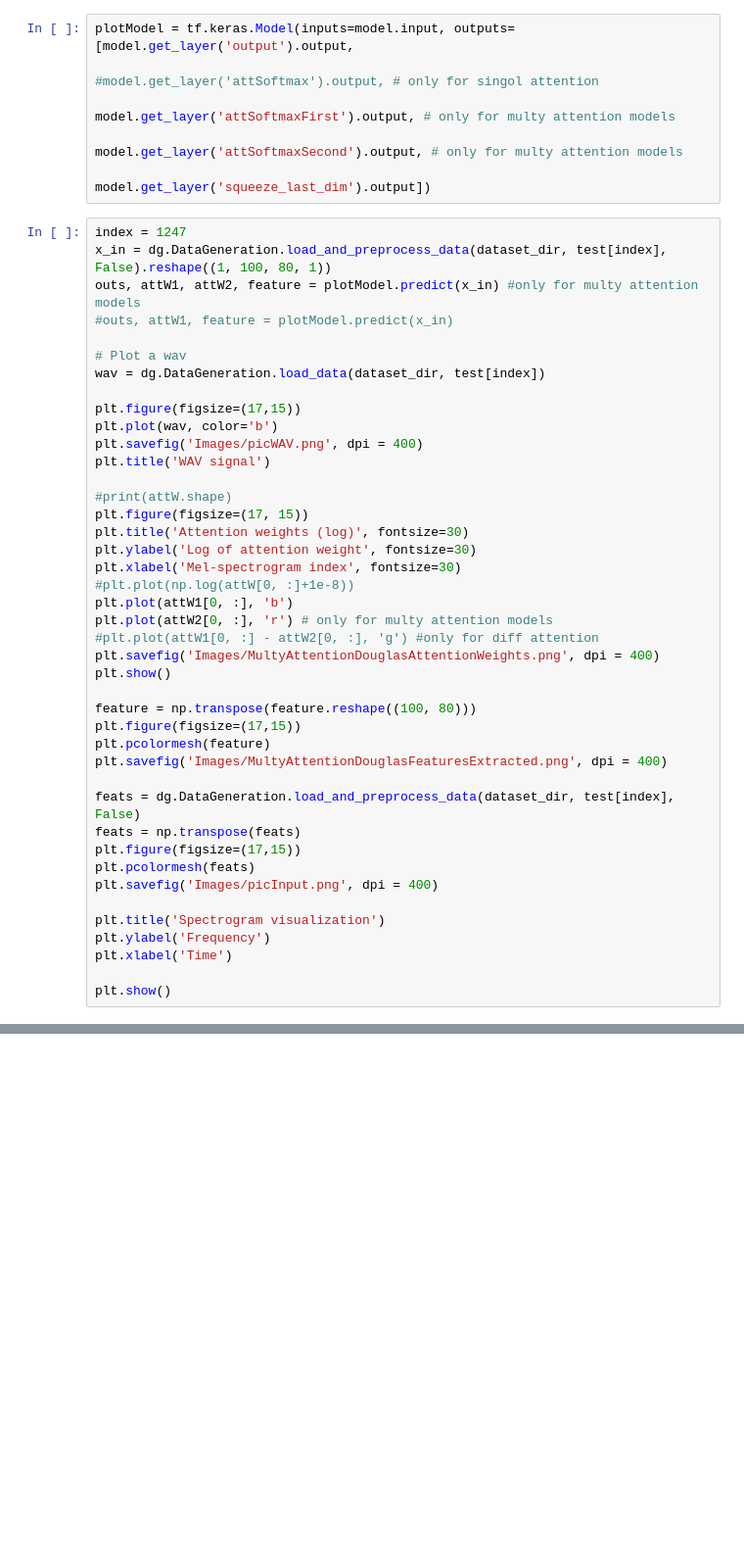
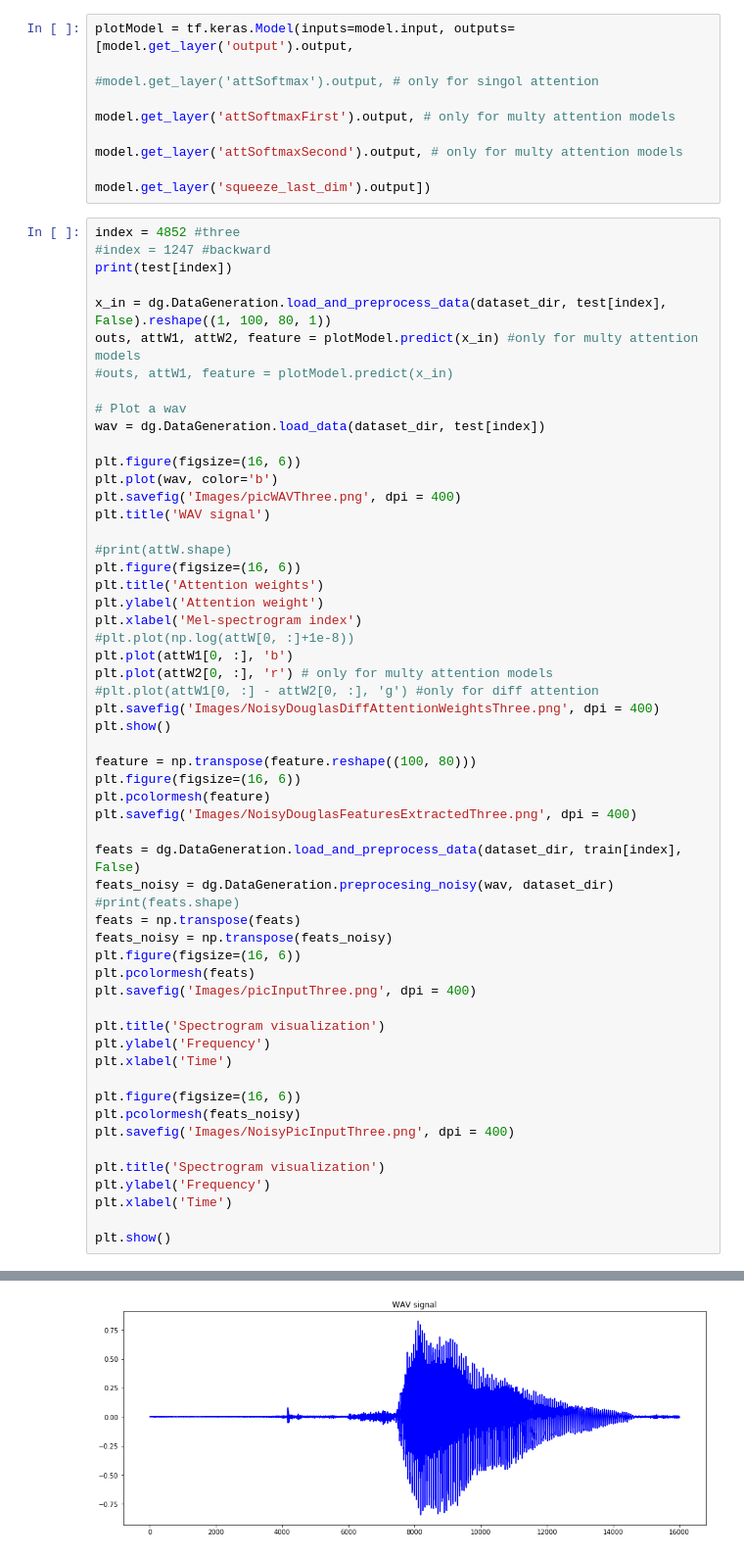
Before and after one commit to XWerer/HDA_Project, a Jupyter notebook: TrainNoise.ipynb, the cells around one changed output, grey strips where cells are left out. Shown at 98% size. Cells and saved outputs as stored; diff of their text form; blank space fills up the shorter version.

```diff
--- a/TrainNoise.ipynb
+++ b/TrainNoise.ipynb
@@ -248,7 +253,10 @@ plotModel = tf.keras.Model(inputs=model.input, outputs=[model.get_layer('output'
                                                         model.get_layer('attSoftmaxSecond').output, # only for multy attention models
                                                         model.get_layer('squeeze_last_dim').output])
 # %%
-index = 1247
+index = 4852 #three
+#index = 1247 #backward
+print(test[index])
+
 x_in = dg.DataGeneration.load_and_preprocess_data(dataset_dir, test[index], False).reshape((1, 100, 80, 1))
 outs, attW1, attW2, feature = plotModel.predict(x_in) #only for multy attention models
 #outs, attW1, feature = plotModel.predict(x_in)
@@ -256,36 +264,48 @@ outs, attW1, attW2, feature = plotModel.predict(x_in) #only for multy attention
 # Plot a wav
 wav = dg.DataGeneration.load_data(dataset_dir, test[index])
 
-plt.figure(figsize=(17,15))
+plt.figure(figsize=(16, 6))
 plt.plot(wav, color='b')
-plt.savefig('Images/picWAV.png', dpi = 400)
+plt.savefig('Images/picWAVThree.png', dpi = 400)
 plt.title('WAV signal')
 
 #print(attW.shape)
-plt.figure(figsize=(17, 15))
-plt.title('Attention weights (log)', fontsize=30)
-plt.ylabel('Log of attention weight', fontsize=30)
-plt.xlabel('Mel-spectrogram index', fontsize=30)
+plt.figure(figsize=(16, 6))
+plt.title('Attention weights')
+plt.ylabel('Attention weight')
+plt.xlabel('Mel-spectrogram index')
 #plt.plot(np.log(attW[0, :]+1e-8))
 plt.plot(attW1[0, :], 'b')
 plt.plot(attW2[0, :], 'r') # only for multy attention models
 #plt.plot(attW1[0, :] - attW2[0, :], 'g') #only for diff attention
-plt.savefig('Images/MultyAttentionDouglasAttentionWeights.png', dpi = 400)
+plt.savefig('Images/NoisyDouglasDiffAttentionWeightsThree.png', dpi = 400)
 plt.show()
 
 feature = np.transpose(feature.reshape((100, 80)))
-plt.figure(figsize=(17,15))
+plt.figure(figsize=(16, 6))
 plt.pcolormesh(feature)
-plt.savefig('Images/MultyAttentionDouglasFeaturesExtracted.png', dpi = 400)
+plt.savefig('Images/NoisyDouglasFeaturesExtractedThree.png', dpi = 400)
 
-feats = dg.DataGeneration.load_and_preprocess_data(dataset_dir, test[index], False)
+feats = dg.DataGeneration.load_and_preprocess_data(dataset_dir, train[index], False)
+feats_noisy = dg.DataGeneration.preprocesing_noisy(wav, dataset_dir)
+#print(feats.shape)
 feats = np.transpose(feats)
-plt.figure(figsize=(17,15))
+feats_noisy = np.transpose(feats_noisy)
+plt.figure(figsize=(16, 6))
 plt.pcolormesh(feats)
-plt.savefig('Images/picInput.png', dpi = 400)
+plt.savefig('Images/picInputThree.png', dpi = 400)
+
+plt.title('Spectrogram visualization')
+plt.ylabel('Frequency')
+plt.xlabel('Time')
+
+plt.figure(figsize=(16, 6))
+plt.pcolormesh(feats_noisy)
+plt.savefig('Images/NoisyPicInputThree.png', dpi = 400)
 
 plt.title('Spectrogram visualization')
 plt.ylabel('Frequency')
 plt.xlabel('Time')
 
 plt.show()
+# %% [output]
@@ -291,0 +313 @@ plt.show()
+[figure, added]
```
Also changed, not shown: parts of 8 cells of this notebook, 24 other files.
